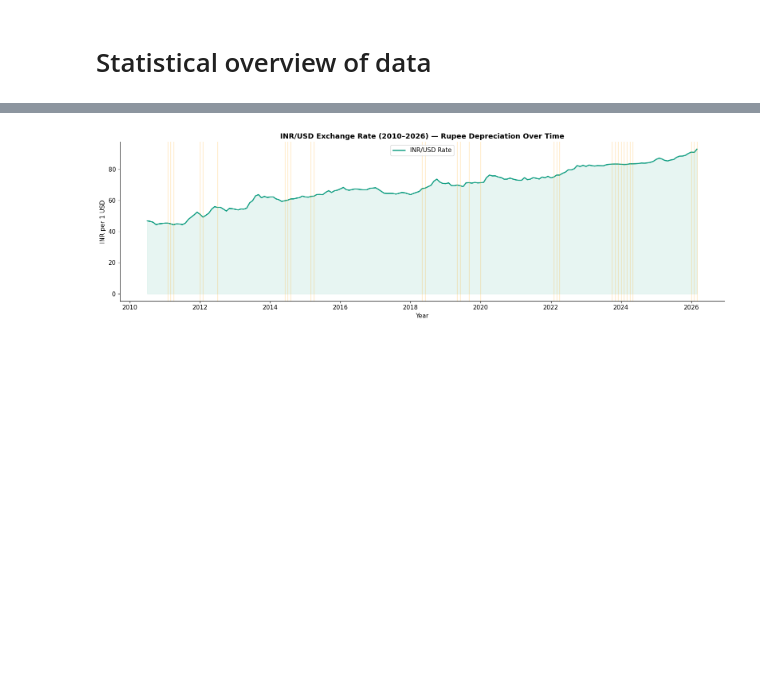
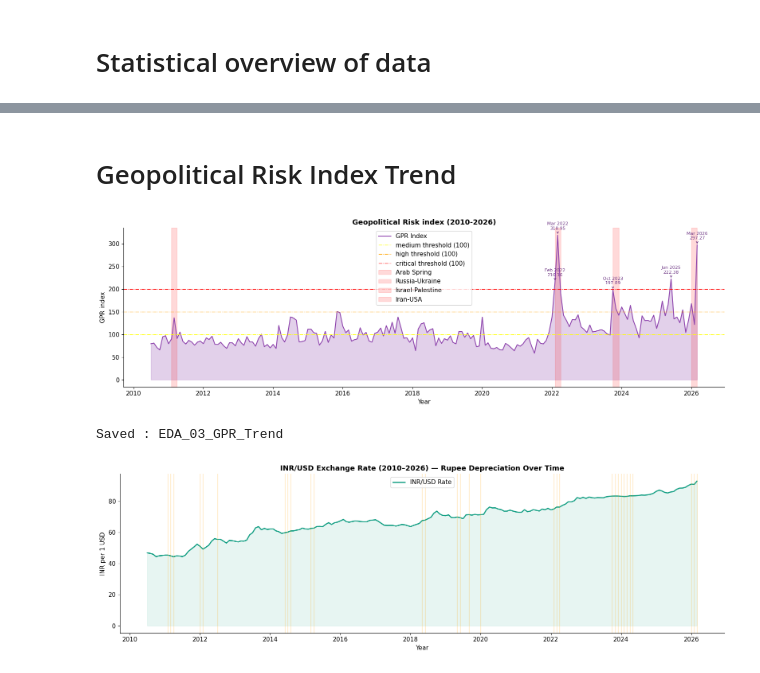
Before and after one commit to Anas-Quazi/Petro-Analyst, a Jupyter notebook: Exploratory_Data_Analysis/eda.ipynb, the cells around one changed output, grey strips where cells are left out. Cells and saved outputs as stored; diff of their text form; code cells hidden in the pictures; blank space fills up the shorter version.

```diff
--- a/Exploratory_Data_Analysis/eda.ipynb
+++ b/Exploratory_Data_Analysis/eda.ipynb
@@ -214,3 +211,36 @@ Saved: eda_03_gpr_trend.png
+# %% [markdown]
+# Geopolitical Risk Index Trend
+# %%
+
+fig, ax = plt.subplots(figsize=(16,5))
+ax.plot(df['date'], df['GPR_index'], color='#8e44ad', linewidth=1.5, label='GPR Index')
+ax.fill_between(df['date'], df['GPR_index'], color='#8e44ad', alpha=0.25)
+
+ax.axhline(y=100, color='yellow', label='medium threshold (100)', linestyle='-.', linewidth=1)
+ax.axhline(y=150, color='orange', label='high threshold (100)', linestyle='-.', linewidth=1)
+ax.axhline(y=200, color='red', label='critical threshold (100)', linestyle='-.', linewidth=1)
+
+top5 = df.nlargest(5, 'GPR_index')
+for _, row in top5.iterrows():
+    ax.annotate(f"{row['date'].strftime("%b %Y")}\n{row['GPR_index']:.2f}",
+                xy=(row['date'], row['GPR_index']),
+                textcoords='offset points', xytext=(0,10),
+                ha='center', fontsize=8, color='#6c3483',
+                arrowprops=dict(arrowstyle='->', color='#6c3483', lw=1))
+for start, end, label in conflict_periods:
+    ax.axvspan(pd.to_datetime(start), pd.to_datetime(end), label=label, color='red', alpha=0.15)
+
+ax.set_title('Geopolitical Risk index (2010-2026)')
+ax.set_xlabel('Year')
+ax.set_ylabel('GPR index')
+plt.legend(loc='best')
+plt.tight_layout()
+plt.savefig(r'C:\Users\anasq\OneDrive\Desktop\PetroAnalyst\Exploratory_Data_Analysis\EDA_Visualizations\EDA_03_GPR_Trend', dpi=150, bbox_inches='tight')
+plt.show()
+print("Saved : EDA_03_GPR_Trend")
+# %% [output]
+[figure, added]
+Saved : EDA_03_GPR_Trend
 # %%
 
 #~ ─── 3d. INR/USD exchange rate trend
```
Also changed, not shown: parts of 21 cells of this notebook.
